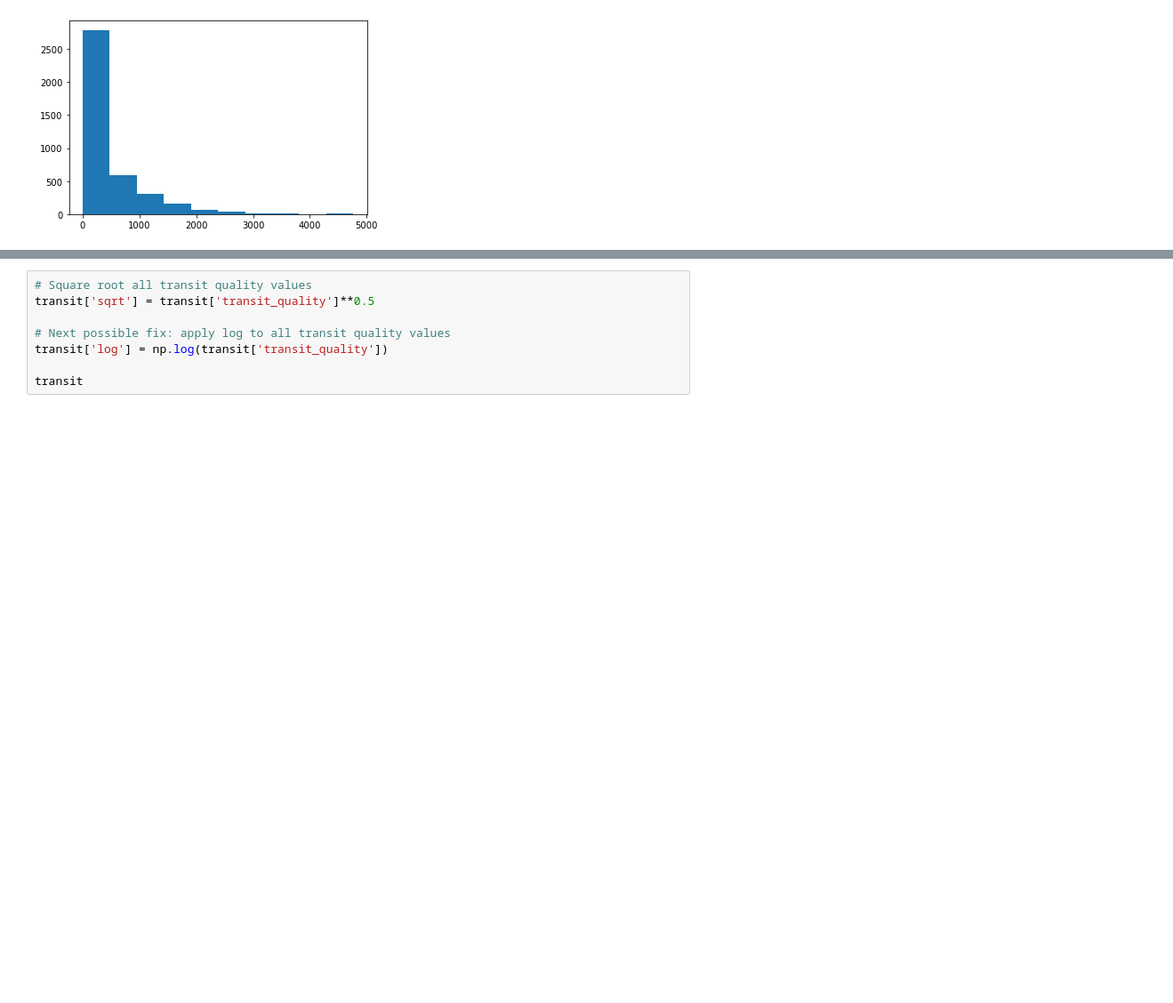
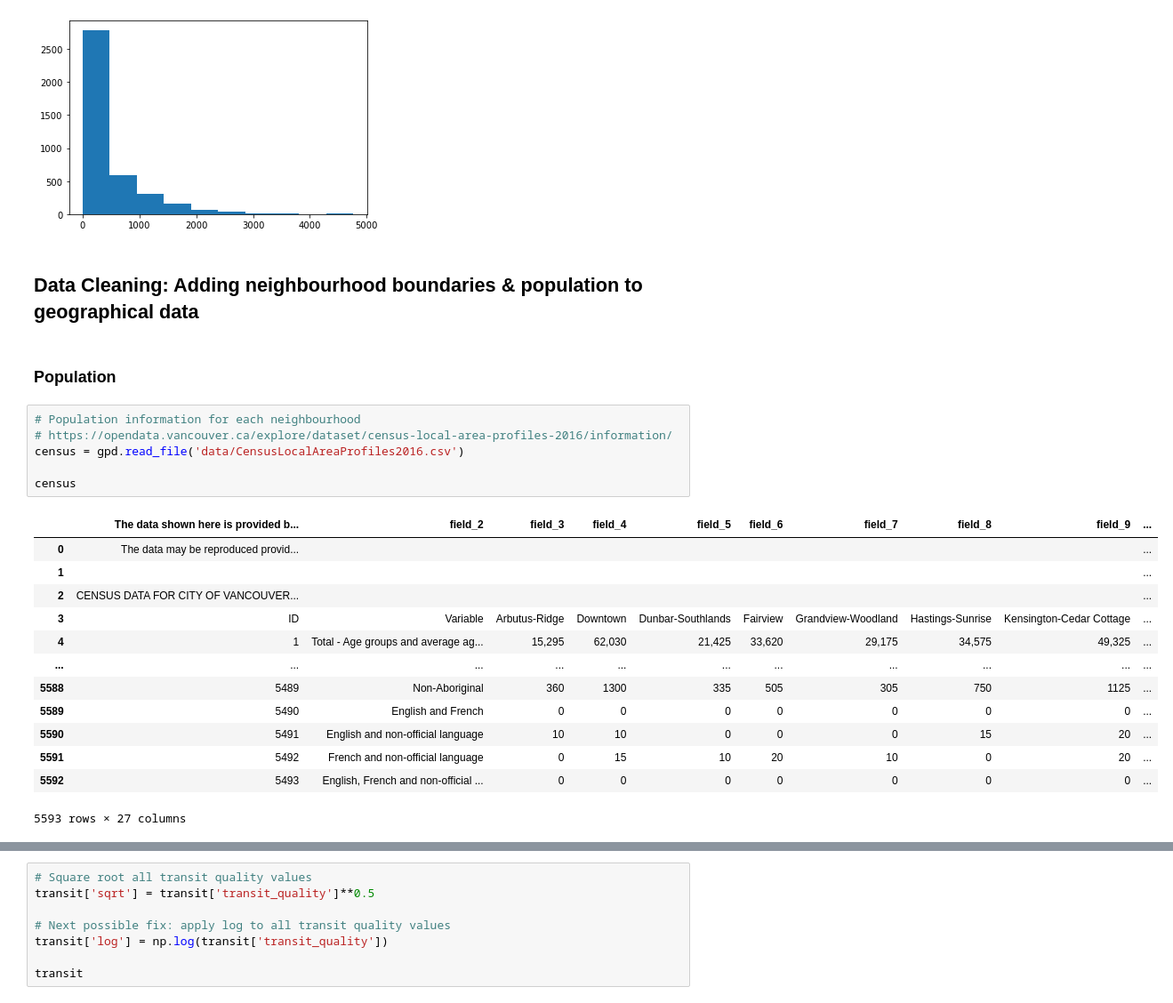
Before and after one commit to rebywong/cmpt353-project, a Jupyter notebook: vancouver_transit.ipynb, the cells around one changed output, grey strips where cells are left out. Shown: that part at 89% size. Drawn from its saved outputs; the diff is of its cells as text; blank space fills up the shorter version.

```diff
--- a/vancouver_transit.ipynb
+++ b/vancouver_transit.ipynb
@@ -113,3 +115,27 @@ plt.hist(transit['transit_quality'])
         3.81230874e+03, 4.28877917e+03, 4.76524960e+03]),
  <BarContainer object of 10 artists>)
 [figure]
+# %% [markdown]
+## Data Cleaning: Adding neighbourhood boundaries & population to geographical data
+# %% [markdown]
+### Population
+# %%
+# Population information for each neighbourhood
+# https://opendata.vancouver.ca/explore/dataset/census-local-area-profiles-2016/information/
+census = gpd.read_file('data/CensusLocalAreaProfiles2016.csv')
+
+census
+# %% [output]
+|  | The data shown here is provided b... | field_2 | field_3 | field_4 | field_5 | field_6 | field_7 | field_8 | field_9 | ... |
+| 0 | The data may be reproduced provid... |  |  |  |  |  |  |  |  | ... |
+| 1 |  |  |  |  |  |  |  |  |  | ... |
+| 2 | CENSUS DATA FOR CITY OF VANCOUVER... |  |  |  |  |  |  |  |  | ... |
+| 3 | ID | Variable | Arbutus-Ridge | Downtown | Dunbar-Southlands | Fairview | Grandview-Woodland | Hastings-Sunrise | Kensington-Cedar Cottage | ... |
+| 4 | 1 | Total - Age groups and average ag... | 15,295 | 62,030 | 21,425 | 33,620 | 29,175 | 34,575 | 49,325 | ... |
+| ... | ... | ... | ... | ... | ... | ... | ... | ... | ... | ... |
+| 5588 | 5489 | Non-Aboriginal | 360 | 1300 | 335 | 505 | 305 | 750 | 1125 | ... |
+| 5589 | 5490 | English and French | 0 | 0 | 0 | 0 | 0 | 0 | 0 | ... |
+| 5590 | 5491 | English and non-official language | 10 | 10 | 0 | 0 | 0 | 15 | 20 | ... |
+| 5591 | 5492 | French and non-official language | 0 | 15 | 10 | 20 | 10 | 0 | 20 | ... |
+| 5592 | 5493 | English, French and non-official ... | 0 | 0 | 0 | 0 | 0 | 0 | 0 | ... |
+5593 rows × 27 columns
```
Also changed, not shown: parts of 42 cells of this notebook.
